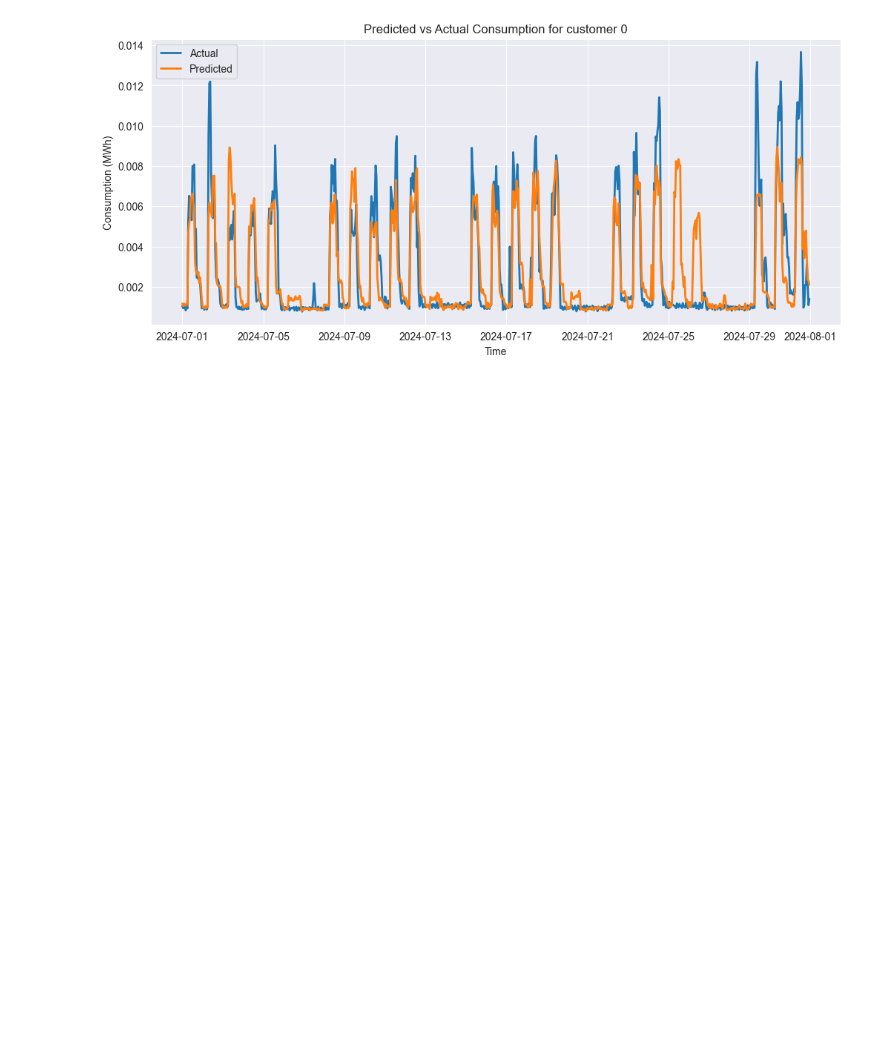
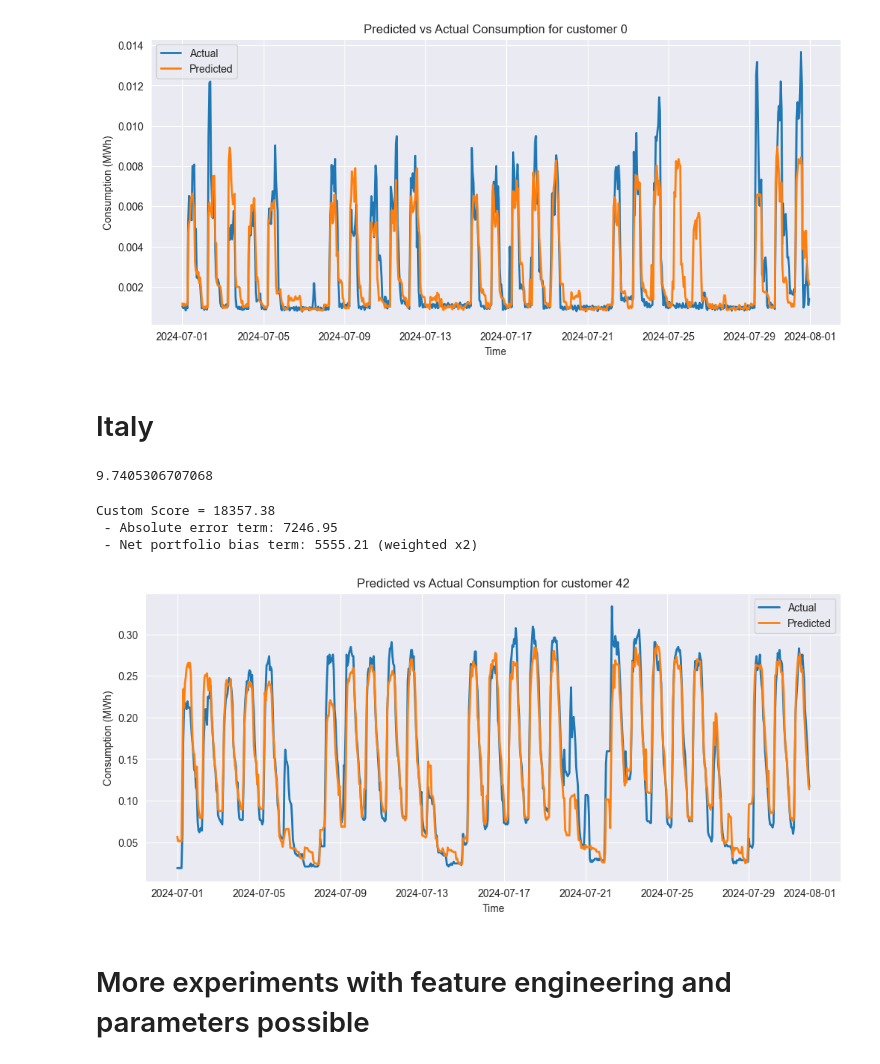
Before and after one commit to FlorianZogaj/energy-consumption-forecasting, a Jupyter notebook: predictions.ipynb, the cells around one changed output. Cells and saved outputs as stored; diff of their text form; code cells hidden in the pictures; blank space fills up the shorter version.

Commit message:
feature engineering, parameter opt.

```diff
--- a/predictions.ipynb
+++ b/predictions.ipynb
@@ -118,3 +120,5 @@ plt.grid(True)
 plt.show()
 # %% [output]
 [figure]
+# %% [markdown]
+# Italy
@@ -120,0 +195,44 @@ plt.show()
+# %%
+
+portfolio_pred_df = pd.concat(portfolio_pred, axis=1)
+portfolio_true_df = pd.concat(portfolio_true, axis=1)
+target_customer = 42
+mae = mean_absolute_error(
+    portfolio_true_df.sum(axis=1),
+    portfolio_pred_df.sum(axis=1)
+)
+mae
+# %% [output]
+9.7405306707068
+# %%
+# custom scoring
+w1 = 1
+w2 = 2
+pred_total = portfolio_pred_df.sum(axis=1)
+true_total = portfolio_true_df.sum(axis=1)
+abs_error = np.abs(pred_total - true_total).sum()
+net_bias = np.abs(pred_total.sum() - true_total.sum())
+custom_score = w1 * abs_error + w2 * net_bias
+
+print(f"Custom Score = {custom_score:.2f}")
+print(f" - Absolute error term: {abs_error:.2f}")
+print(f" - Net portfolio bias term: {net_bias:.2f} (weighted x{w2})")
+# %% [output]
+Custom Score = 18357.38
+ - Absolute error term: 7246.95
+ - Net portfolio bias term: 5555.21 (weighted x2)
+# %%
+# Plot predicted vs actual for selected customer
+plt.figure(figsize=(12, 5))
+plt.plot(portfolio_true_df.index, portfolio_true_df[target_customer], label="Actual", linewidth=2)
+plt.plot(portfolio_pred_df.index, portfolio_pred_df[target_customer], label="Predicted", linewidth=2)
+plt.title(f"Predicted vs Actual Consumption for customer {target_customer}")
+plt.xlabel("Time")
+plt.ylabel("Consumption (MWh)")
+plt.legend()
+plt.grid(True)
+plt.show()
+# %% [output]
+[figure, added]
+# %% [markdown]
+# More experiments with feature engineering and parameters possible
```
Also changed, not shown: parts of 3 cells of this notebook.
